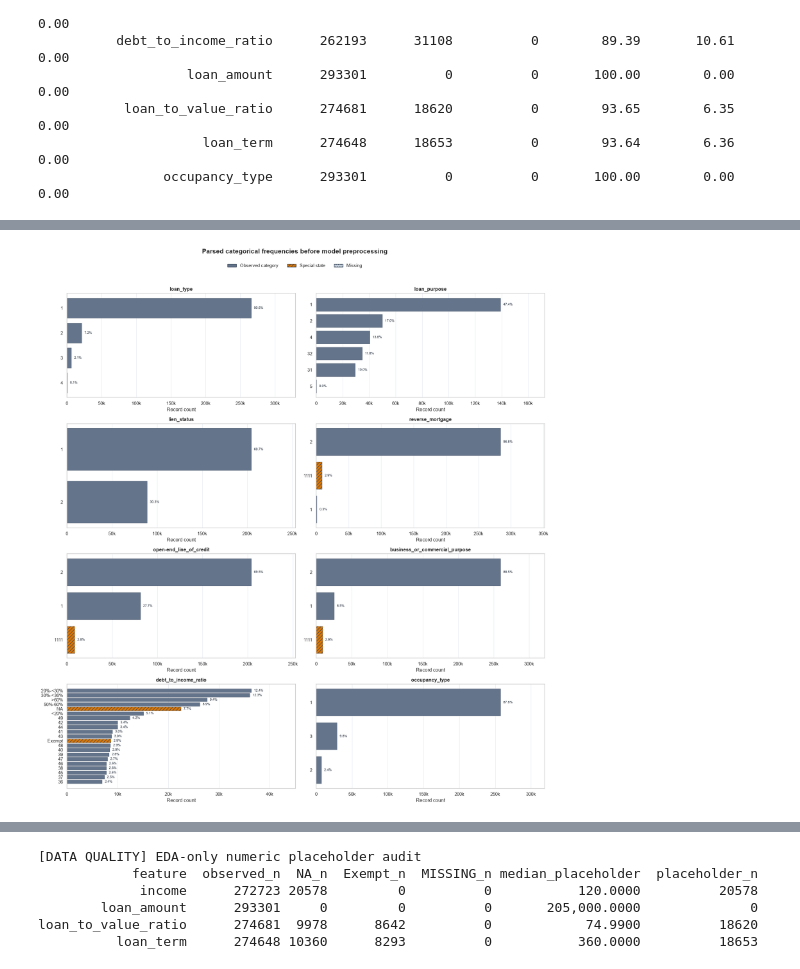
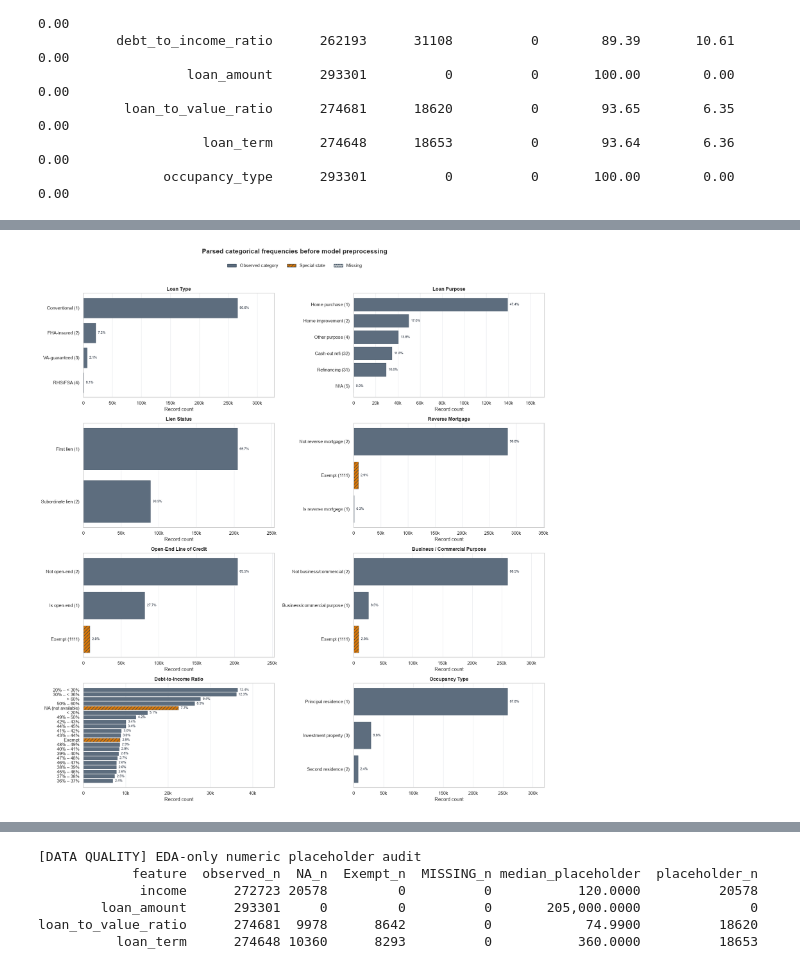
Before and after one commit to DAP391m-Group12/DAP391m, a Jupyter notebook: notebooks/eda_datasetB/01_eda_search.ipynb, the cells around one changed output, grey strips where cells are left out. Cells and saved outputs as stored; diff of their text form; code cells hidden in the pictures.

```diff
--- a/notebooks/eda_datasetB/01_eda_search.ipynb
+++ b/notebooks/eda_datasetB/01_eda_search.ipynb
@@ -3522,8 +776,10 @@ for row_index, feature in enumerate(EDA_V2_NUMERIC_FEATURES):
         linewidth=1.4,
         label=f"Median = {values.median():,.2f}",
     )
-    distribution_axis.set_title(f"{feature} — central P1–P99")
-    distribution_axis.set_xlabel("Parsed value")
+    _feat_label = EDA_V2_FEATURE_LABELS.get(feature, feature)
+    _unit = EDA_V2_NUMERIC_UNITS.get(feature, "")
+    distribution_axis.set_title(f"{_feat_label} — central P1–P99")
+    distribution_axis.set_xlabel(f"Parsed value ({_unit})" if _unit else "Parsed value")
     distribution_axis.set_ylabel("Record count")
     distribution_axis.legend(frameon=False)
 
@@ -3543,8 +799,8 @@ for row_index, feature in enumerate(EDA_V2_NUMERIC_FEATURES):
         tail_axis.set_xscale("log")
     tail_axis.yaxis.set_major_formatter(PercentFormatter(1))
     tail_axis.set_ylim(0, 1.01)
-    tail_axis.set_title(f"{feature} — full-range ECDF")
-    tail_axis.set_xlabel("Parsed value")
+    tail_axis.set_title(f"{_feat_label} — full-range ECDF")
+    tail_axis.set_xlabel(f"Parsed value ({_unit})" if _unit else "Parsed value")
     tail_axis.set_ylabel("Cumulative share")
 
 for axis in eda_v2_numeric_axes.flat:
@@ -3604,12 +863,18 @@ eda_v2_categorical_figure, eda_v2_categorical_axes = plt.subplots(
 for axis, feature in zip(
     eda_v2_categorical_axes.flat, EDA_V2_CATEGORICAL_FEATURES
 ):
+    _cat_label_map = EDA_V2_CATEGORY_LABELS.get(feature, {})
     plot_data = (
         eda_v2_categorical_frequency.loc[
             eda_v2_categorical_frequency["feature"].eq(feature)
         ]
         .sort_values(["n", "category"], ascending=[True, True])
         .reset_index(drop=True)
+    )
+    plot_data = plot_data.assign(
+        display_label=plot_data["category"].map(
+            lambda c: _cat_label_map.get(str(c), str(c))
+        )
     )
     colors = plot_data["state"].map(
         {
@@ -3619,7 +884,7 @@ for axis, feature in zip(
         }
     )
     bars = axis.barh(
-        plot_data["category"],
+        plot_data["display_label"],
         plot_data["n"],
         color=colors,
         edgecolor=EDA_V2_COLORS["reference"],
@@ -3632,7 +897,7 @@ for axis, feature in zip(
             bar.set_hatch("...")
     maximum = max(float(plot_data["n"].max()), 1.0)
     axis.set_xlim(0, maximum * 1.24)
-    axis.set_title(feature, fontweight="bold")
+    axis.set_title(EDA_V2_FEATURE_LABELS.get(feature, feature), fontweight="bold")
     axis.set_xlabel("Record count")
     axis.set_ylabel("")
     axis.xaxis.set_major_formatter(
@@ -3661,31 +926,31 @@ eda_v2_categorical_figure.legend(
             edgecolor=EDA_V2_COLORS["reference"],
             label="Observed category",
         ),
         Patch(
             facecolor=EDA_V2_COLORS["special"],
             edgecolor=EDA_V2_COLORS["reference"],
             hatch="///",
             label="Special state",
         ),
         Patch(
             facecolor=EDA_V2_COLORS["missing"],
             edgecolor=EDA_V2_COLORS["reference"],
             hatch="...",
             label="Missing",
         ),
     ],
     loc="upper center",
     bbox_to_anchor=(0.5, 1.0),
     ncol=3,
     frameon=False,
 )
 eda_v2_categorical_figure.suptitle(
     "Parsed categorical frequencies before model preprocessing",
     fontsize=15,
     fontweight="bold",
     y=1.02,
 )
 eda_v2_categorical_figure.tight_layout(rect=(0, 0, 1, 0.98))
 plt.show()
 # %% [output]
-[figure, old version]
+[figure, new version]
```
Also changed, not shown: parts of 115 cells of this notebook.
